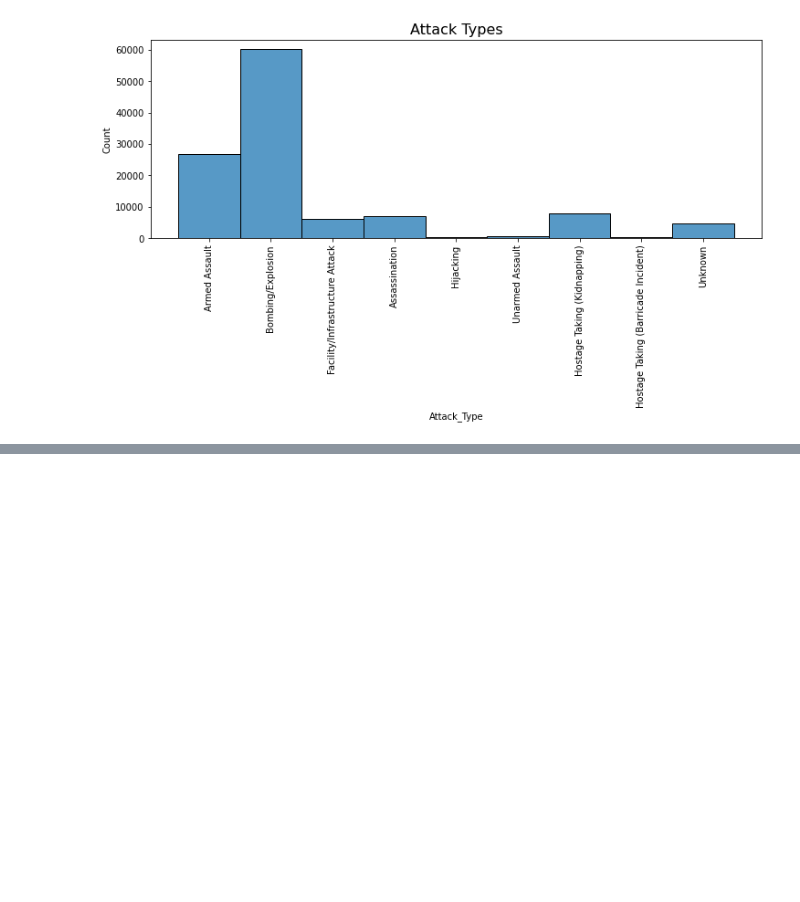
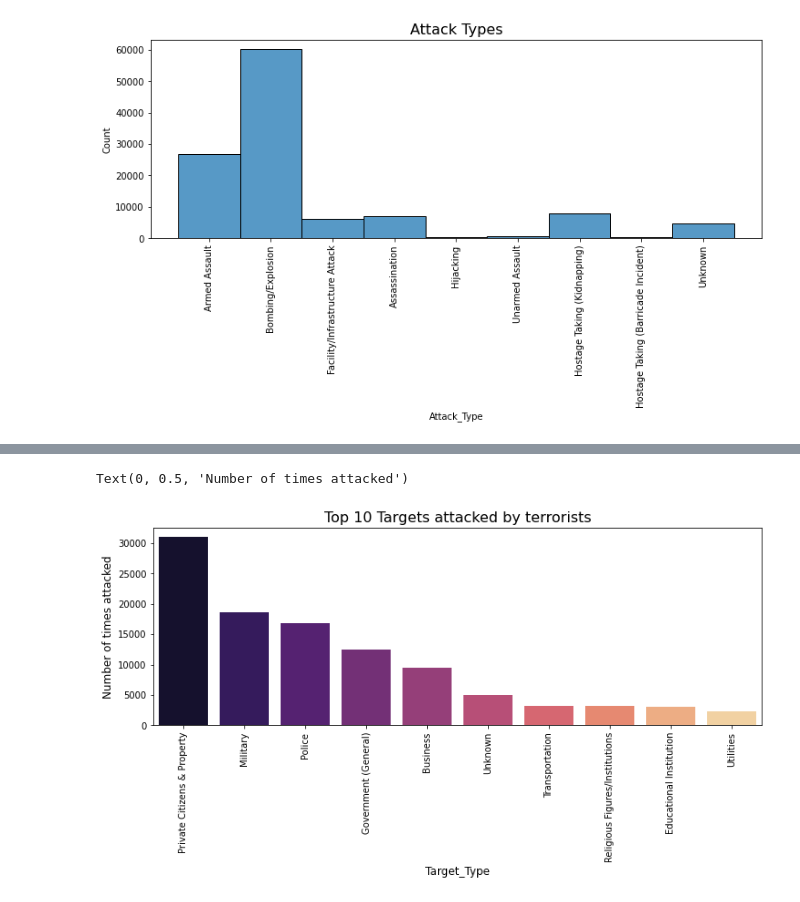
Before and after one commit to Kondasagar/Global-Terrorism-Analysis, a Jupyter notebook: Global_Terrorism_Analysis_Capstone_Project.ipynb, the cells around one changed output, grey strips where cells are left out. Saved outputs shown, nothing was run; the diff lists cells and outputs as text; code cells hidden in the pictures; blank space fills up the shorter version.

```diff
--- a/Global_Terrorism_Analysis_Capstone_Project.ipynb
+++ b/Global_Terrorism_Analysis_Capstone_Project.ipynb
@@ -393,0 +452,11 @@ Text(0.5, 1.0, 'Attack Types')
+# %%
+# Bar plot of Target type
+plt.figure(figsize=(12,4))
+sns.barplot(new_df['Target_Type'].value_counts()[:10].index,new_df['Target_Type'].value_counts()[:10].values,palette='magma')
+plt.title('Top 10 Targets attacked by terrorists',fontsize=16)
+plt.xticks(rotation=90)
+plt.xlabel('Target_Type',fontsize=12)
+plt.ylabel('Number of times attacked',fontsize=12)
+# %% [output]
+Text(0, 0.5, 'Number of times attacked')
+[figure, added]
```
Also changed, not shown: parts of 19 cells of this notebook.
